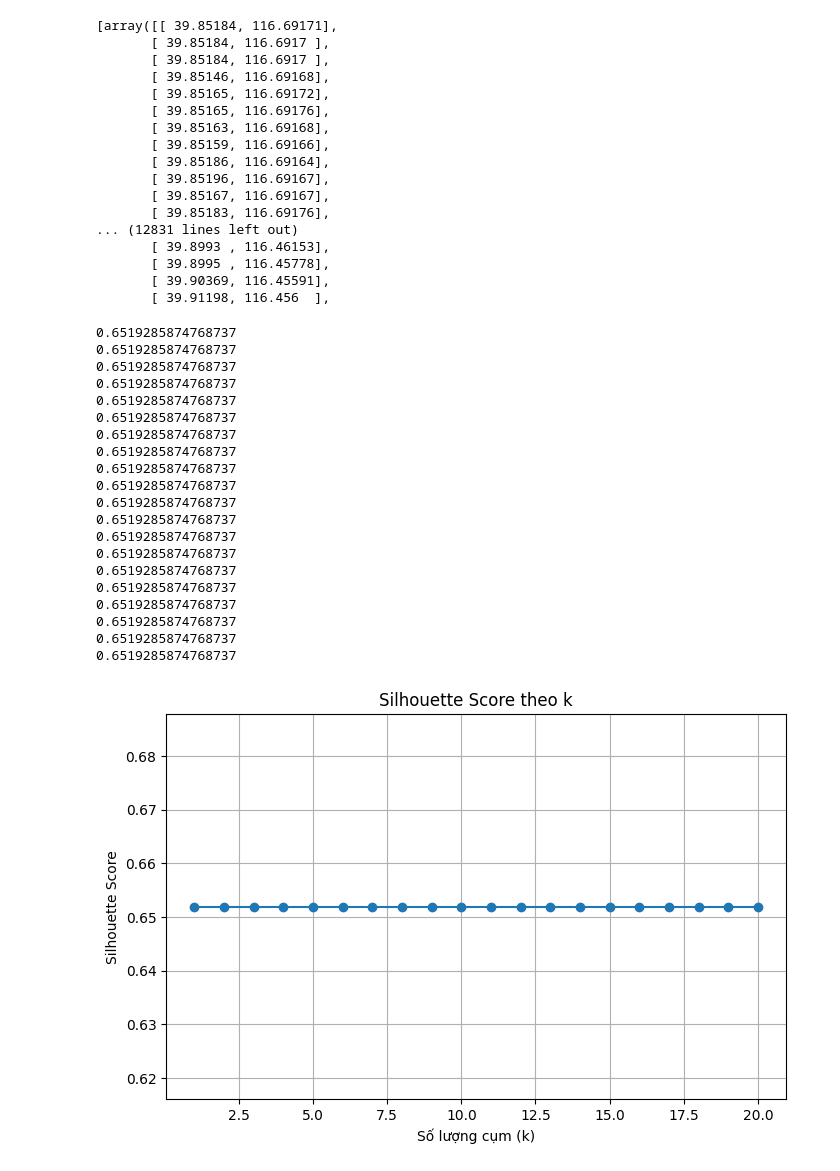
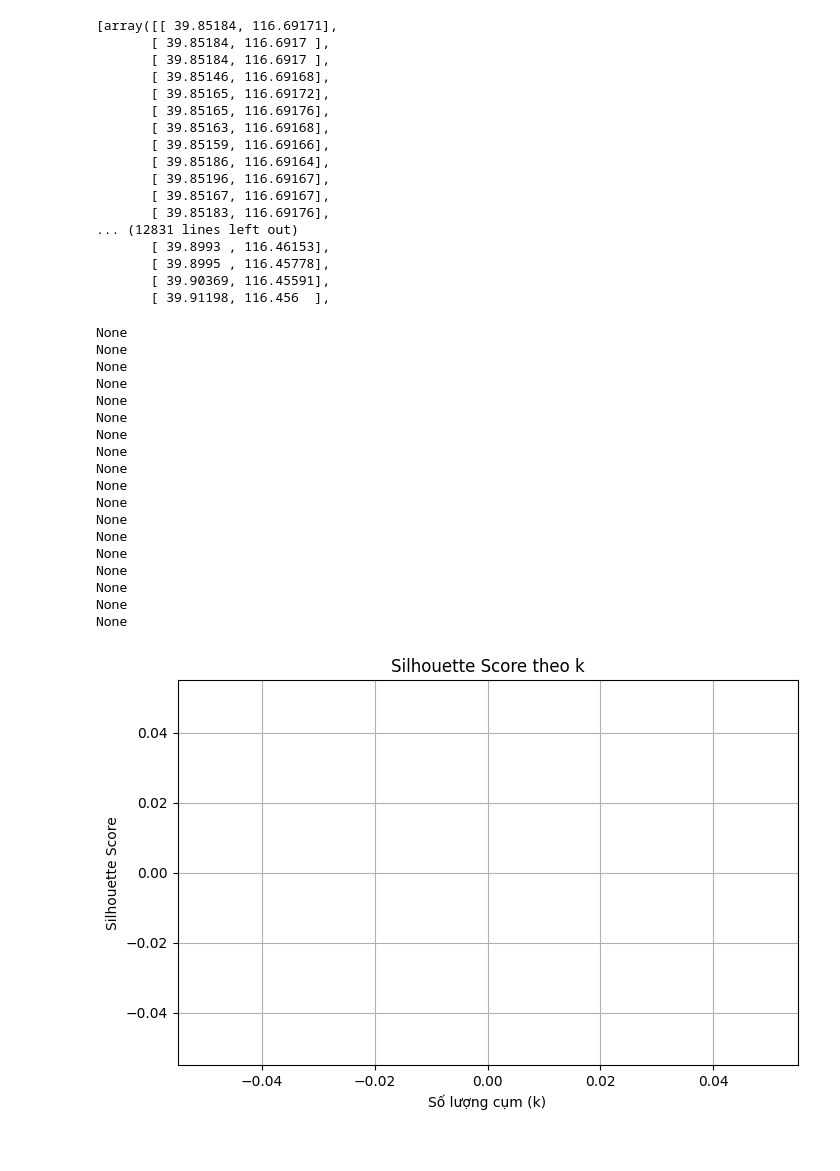
Before and after one commit to leeminsun1205/Taxi-Trajectory-Clustering, a Jupyter notebook: utils/test_algo.ipynb, the cells around one changed output. Cells and saved outputs as stored; diff of their text form; code cells hidden in the pictures.

```diff
--- a/utils/test_algo.ipynb
+++ b/utils/test_algo.ipynb
@@ -116,11 +116,31 @@ def cluster_with_kmedoids_dtw(trajectories, k_range=(3, 20)):
             break
         try:
             # model = KMedoids(n_clusters=k, metric='precomputed', random_state=42)
-            model = DBSCAN(eps=0.4, metric='precomputed', min_samples=k)
+            model = DBSCAN(eps=0.0001, metric='precomputed', min_samples=k)
             # model = AgglomerativeClustering(n_clusters=k, metric='precomputed', linkage='average')
 
             labels = model.fit_predict(dist_matrix)
-            score = silhouette_score(dist_matrix, labels, metric='precomputed')
+            non_noise_mask = labels != -1
+            labels_filtered = labels[non_noise_mask]
+
+            if len(labels_filtered) == 0:
+                score = None
+
+            dist_matrix_filtered = dist_matrix[np.ix_(non_noise_mask, non_noise_mask)]
+            n_clusters = len(set(labels_filtered))
+            n_samples_filtered = len(labels_filtered)
+
+            if 2 <= n_clusters < n_samples_filtered:
+                if dist_matrix_filtered.shape == (n_samples_filtered, n_samples_filtered) and \
+                np.all(np.isfinite(dist_matrix_filtered)):
+                    try:
+                        score = silhouette_score(dist_matrix_filtered, labels_filtered, metric='precomputed')
+                    except ValueError as e:
+                        score = None
+                else:
+                    score = None
+            else:
+                score = None
             print(score)
             silhouette_scores.append(score)
             tested_k.append(k)
@@ -135,52 +155,50 @@ def cluster_with_kmedoids_dtw(trajectories, k_range=(3, 20)):
     plt.grid(True)
     plt.show()
 
 
 def main_dtw_kmedoids():
     # csv_file = '/home/minsun/Documents/Implementing Project/CS313.P23.G9/datasets/taxi_data_subset.csv'
     csv_file = "/home/minsun/Documents/Implementing Project/CS313.P23.G9/filtered_taxi_data.csv"
     trajectories = read_and_prepare_trajectories(csv_file)
     print(len(trajectories), "trajectories")
-    cluster_with_kmedoids_dtw(trajectories, k_range=(1, 20))
+    cluster_with_kmedoids_dtw(trajectories, k_range=(3, 20))
 
 if __name__ == '__main__':
     main_dtw_kmedoids()
 # %% [output]
 [array([[ 39.85184, 116.69171],
        [ 39.85184, 116.6917 ],
        [ 39.85184, 116.6917 ],
        [ 39.85146, 116.69168],
        [ 39.85165, 116.69172],
        [ 39.85165, 116.69176],
        [ 39.85163, 116.69168],
        [ 39.85159, 116.69166],
        [ 39.85186, 116.69164],
        [ 39.85196, 116.69167],
        [ 39.85167, 116.69167],
        [ 39.85183, 116.69176],
 ... (12831 lines left out)
        [ 39.8993 , 116.46153],
        [ 39.8995 , 116.45778],
        [ 39.90369, 116.45591],
        [ 39.91198, 116.456  ],
-0.6519285874768737
-0.6519285874768737
-0.6519285874768737
-0.6519285874768737
-0.6519285874768737
-0.6519285874768737
-0.6519285874768737
-0.6519285874768737
-0.6519285874768737
-0.6519285874768737
-0.6519285874768737
-0.6519285874768737
-0.6519285874768737
-0.6519285874768737
-0.6519285874768737
-0.6519285874768737
-0.6519285874768737
-0.6519285874768737
-0.6519285874768737
-0.6519285874768737
+None
+None
+None
+None
+None
+None
+None
+None
+None
+None
+None
+None
+None
+None
+None
+None
+None
+None
-[figure, old version]
+[figure, new version]
```
Also changed, not shown: 7 other files.
